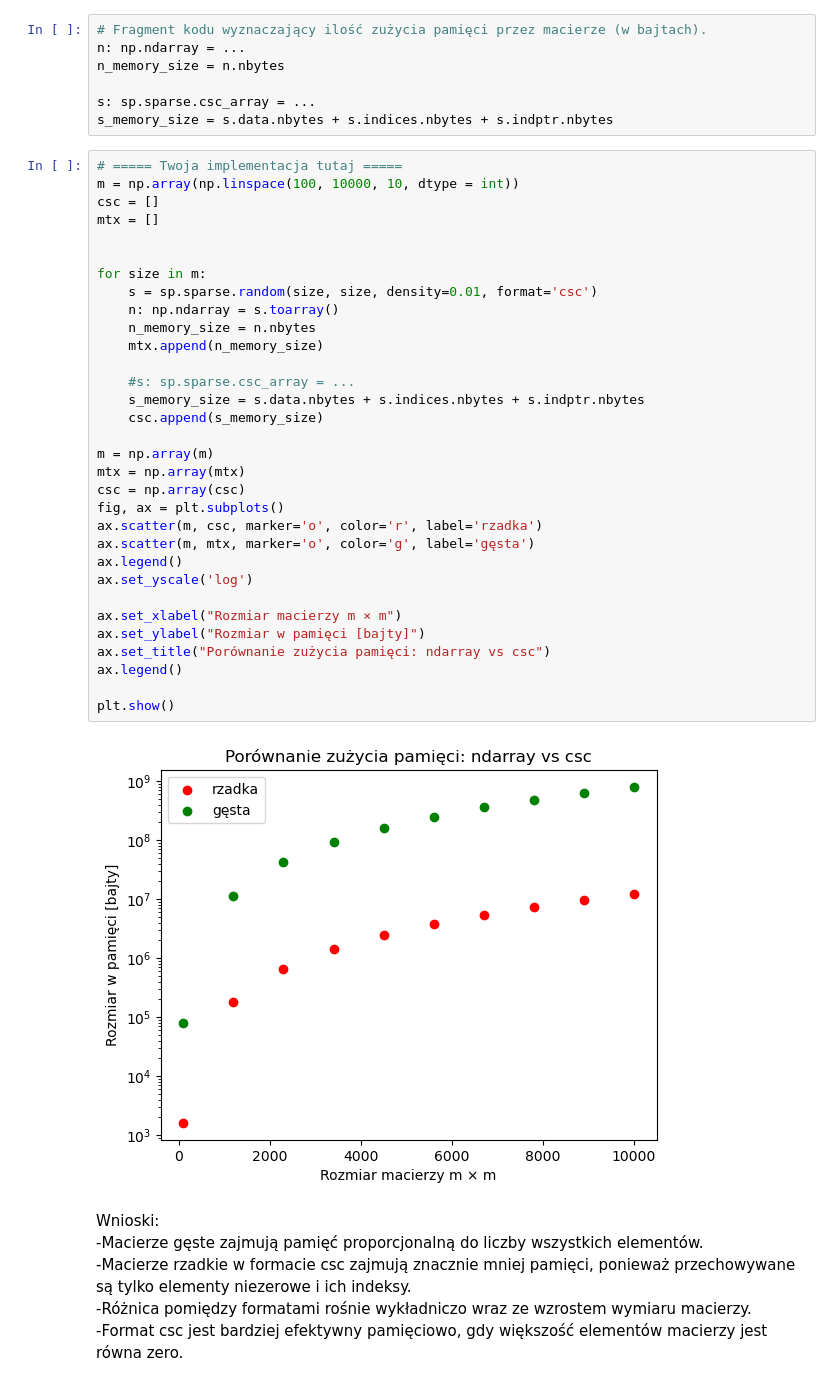
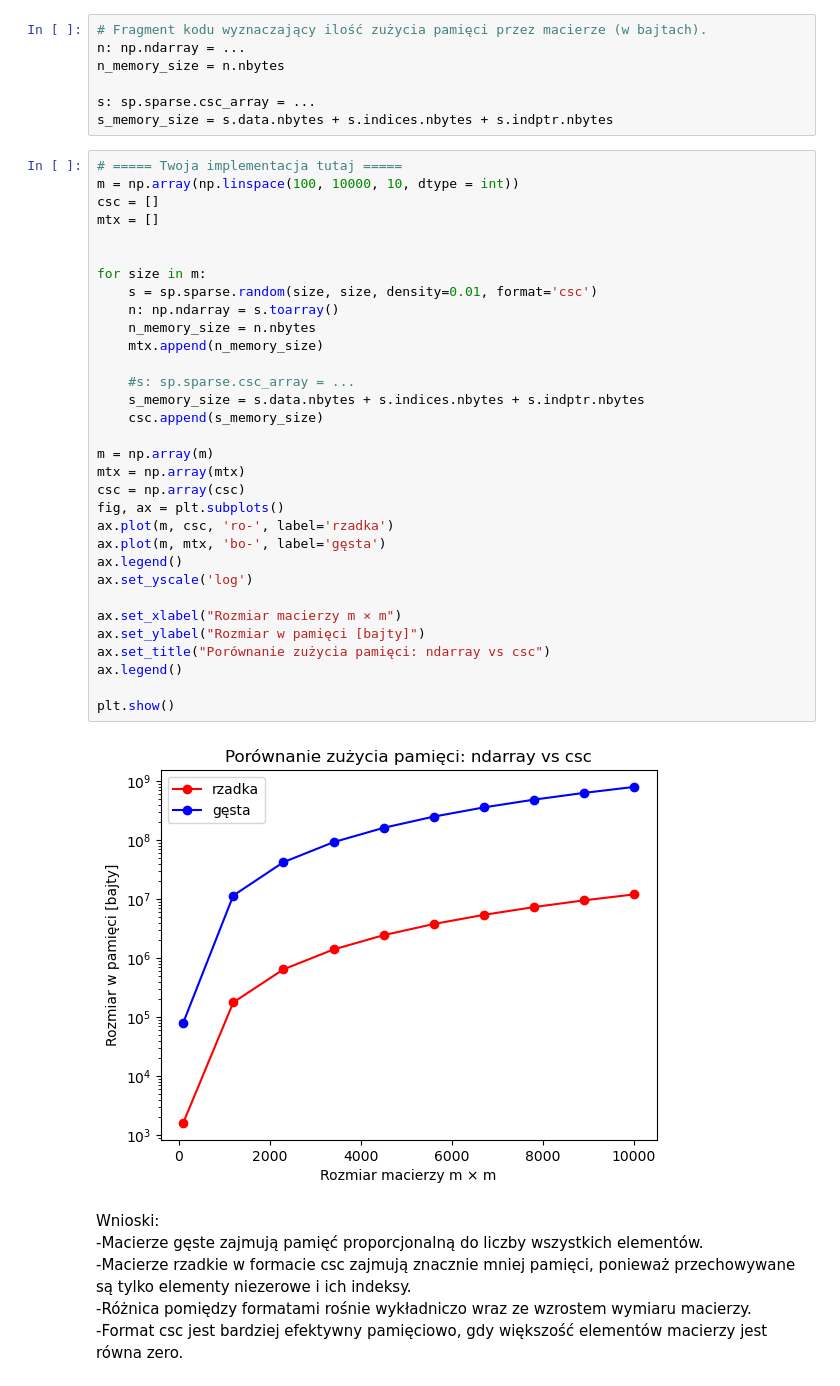
Before and after one commit to MN-KJ-2025/lab-6-sparse-matrix-Maciej-Palka, a Jupyter notebook: sprawozdanie.ipynb, the cells around one changed output. Cells and saved outputs as stored; diff of their text form.

```diff
--- a/sprawozdanie.ipynb
+++ b/sprawozdanie.ipynb
@@ -82,36 +81,36 @@ s_memory_size = s.data.nbytes + s.indices.nbytes + s.indptr.nbytes
 # ===== Twoja implementacja tutaj =====
 m = np.array(np.linspace(100, 10000, 10, dtype = int))
 csc = []
 mtx = []
 
 
 for size in m:
     s = sp.sparse.random(size, size, density=0.01, format='csc')
     n: np.ndarray = s.toarray()
     n_memory_size = n.nbytes
     mtx.append(n_memory_size)
 
     #s: sp.sparse.csc_array = ...
     s_memory_size = s.data.nbytes + s.indices.nbytes + s.indptr.nbytes
     csc.append(s_memory_size)
 
 m = np.array(m)
 mtx = np.array(mtx)
 csc = np.array(csc)
 fig, ax = plt.subplots()
-ax.scatter(m, csc, marker='o', color='r', label='rzadka')
-ax.scatter(m, mtx, marker='o', color='g', label='gęsta')
+ax.plot(m, csc, 'ro-', label='rzadka')
+ax.plot(m, mtx, 'bo-', label='gęsta')
 ax.legend()
 ax.set_yscale('log')
 
 ax.set_xlabel("Rozmiar macierzy m × m")
 ax.set_ylabel("Rozmiar w pamięci [bajty]")
 ax.set_title("Porównanie zużycia pamięci: ndarray vs csc")
 ax.legend()
 
 plt.show()
 # %% [output]
-[figure, old version]
+[figure, new version]
 # %% [markdown]
 Wnioski: <br>
 -Macierze gęste zajmują pamięć proporcjonalną do liczby wszystkich elementów.<br>
```
Also changed, not shown: parts of 3 cells of this notebook, 1 other file.
